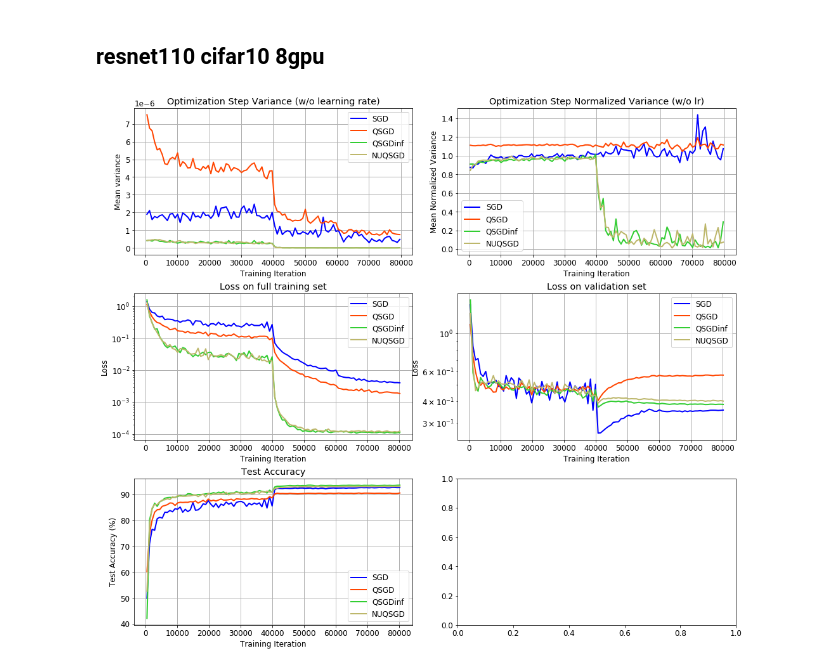
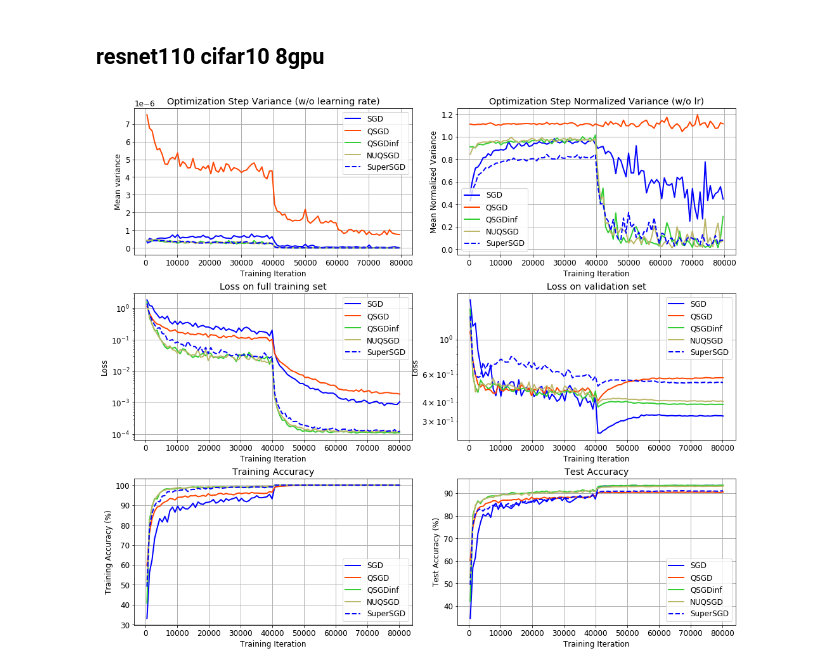
Before and after one commit to fartashf/gvar_code, a Jupyter notebook: notebooks/figs_nuq_rebuttal.ipynb, the cells around one changed output. Cells and saved outputs as stored; diff of their text form; code cells hidden in the pictures.

Commit message:
ngpu nuq, arxiv submission

```diff
--- a/notebooks/figs_nuq_rebuttal.ipynb
+++ b/notebooks/figs_nuq_rebuttal.ipynb
@@ -153,17 +35,0 @@ data, run_names = plot_runs_and_tags(get_data_f, plot_f, logdir, patterns, tag_n
-# %%
-get_data_f = get_data_pth
-# plot_f = plt.plot
-plot_f = plot_smooth_o1
-logdir = '/u/faghri/nuq/runs/'
-patterns = ['.*runs_imagenet_last_epoch/.*batch_size_64']  # (?!.*scheduler)
-tag_names = ['est_var', 'est_nvar', 'loss', 'Vloss', 'Vacc']  # 'lr', 'gb_td', 'grad_bias',
-fig_name = 'figs_nuq/imagenet_last_bs64.png'
-lg_tags = ['estim_sgd', 'nuq_method', 'ngpu']  # , 'ngpu', 'bits', 'mul', 'bucket_size'
-ylim = [None]*20
-# ylim = [None]*2 + [[80, 100], [80, 100], [1e-7, 1], None]
-# ylim = [[.2e-4, 1e-4], [0, 1.5e-7], [-1, 0.1], None, [98, 100], [98, 100], None, None]
-# ylim = [[1e-4, 1e-1], [1e-2, 1e-1], [98, 100], [97,100], [0, 100], None, None, None, None, None, None, None, None, None, None, None, None]
-sep_h = True
-ncolor = 4
-lg_replace = [('estim_sgd', 'SGD'), ('ngpu_', ',GPU='), ('nuq_method', ''), ('_q', 'Q'), ('_nuq', 'NUQ'), ('_qinf', 'Qinf'), ('kfac', 'K-FAC'), ('SGD,K-FAC', 'K-FAC'), ('estim_ntk', 'NTK'), ('adamw', 'AdamW'), ('adam', 'Adam'), ('lr_', 'LR='), ('LR=0.001', 'LR=1e-3'), ('LR=0.0001', 'LR=1e-4'), ('LR=0.0005', 'LR=5e-4'), ('LR=0.0002', 'LR=2e-4'), ('batch_size_', 'bs='), ('optim_start_', 'Start='), ('damping_', '$\epsilon=$'), (',,', ','), (',$', '')]
-data, run_names = plot_runs_and_tags(get_data_f, plot_f, logdir, patterns, tag_names, fig_name, lg_tags, ylim, sep_h=sep_h, ncolor=ncolor, lg_replace=lg_replace, save_single=save_single, no_title=no_title)
@@ -228,17 +35,0 @@ data, run_names = plot_runs_and_tags(get_data_f, plot_f, logdir, patterns, tag_n
-# %%
-get_data_f = get_data_pth
-# plot_f = plt.plot
-plot_f = plot_smooth_o1
-logdir = '/u/faghri/nuq/runs/'
-patterns = ['.*runs_imagenet_first_epoch/.*batch_size_64']  # (?!.*scheduler)
-tag_names = ['est_var', 'est_nvar', 'loss', 'Vloss', 'Vacc']  # 'lr', 'gb_td', 'grad_bias',
-fig_name = 'figs_nuq/imagenet_first_bs64.png'
-lg_tags = ['estim_sgd', 'nuq_method', 'ngpu']  # , 'ngpu', 'bits', 'mul', 'bucket_size'
-ylim = [None]*20
-# ylim = [None]*2 + [[80, 100], [80, 100], [1e-7, 1], None]
-# ylim = [[.2e-4, 1e-4], [0, 1.5e-7], [-1, 0.1], None, [98, 100], [98, 100], None, None]
-# ylim = [[1e-4, 1e-1], [1e-2, 1e-1], [98, 100], [97,100], [0, 100], None, None, None, None, None, None, None, None, None, None, None, None]
-sep_h = True
-ncolor = 4
-lg_replace = [('estim_sgd', 'SGD'), ('ngpu_', ',GPU='), ('nuq_method', ''), ('_q', 'Q'), ('_nuq', 'NUQ'), ('_qinf', 'Qinf'), ('kfac', 'K-FAC'), ('SGD,K-FAC', 'K-FAC'), ('estim_ntk', 'NTK'), ('adamw', 'AdamW'), ('adam', 'Adam'), ('lr_', 'LR='), ('LR=0.001', 'LR=1e-3'), ('LR=0.0001', 'LR=1e-4'), ('LR=0.0005', 'LR=5e-4'), ('LR=0.0002', 'LR=2e-4'), ('batch_size_', 'bs='), ('optim_start_', 'Start='), ('damping_', '$\epsilon=$')]
-data, run_names = plot_runs_and_tags(get_data_f, plot_f, logdir, patterns, tag_names, fig_name, lg_tags, ylim, sep_h=sep_h, ncolor=ncolor, lg_replace=lg_replace)
@@ -317,19 +106,19 @@ data, run_names = plot_runs_and_tags(get_data_f, plot_f, logdir, patterns, tag_n
 # %%
 get_data_f = get_data_pth
 # plot_f = plt.plot
 plot_f = plot_smooth_o1
 logdir = '/u/faghri/nuq/code/runs/'
-patterns = ['.*runs_cifar10_full/(01|.*arch_resnet110.*momentum_0.9,.*ngpu_8)']  # (?!.*scheduler)
-tag_names = ['est_var', 'est_nvar', 'Tloss', 'Vloss', 'Vacc']  # 'lr', 'gb_td', 'grad_bias',
+patterns = ['.*runs_cifar10_full/.*arch_resnet110.*momentum_0.9(.*estim_sgd|.*ngpu_8)']  # (?!.*scheduler)
+tag_names = ['est_var', 'est_nvar', 'Tloss', 'Vloss', 'Tacc', 'Vacc']  # 'lr', 'gb_td', 'grad_bias',
 fig_name = 'figs_nuq/cifar10_full_ngpu8.png'
 lg_tags = ['estim_sgd', 'nuq_method']  # , 'ngpu', 'bits', 'mul', 'bucket_size'
 ylim = [None]*20
 # ylim = [None]*2 + [[80, 100], [80, 100], [1e-7, 1], None]
 # ylim = [[.2e-4, 1e-4], [0, 1.5e-7], [-1, 0.1], None, [98, 100], [98, 100], None, None]
 # ylim = [[1e-4, 1e-1], [1e-2, 1e-1], [98, 100], [97,100], [0, 100], None, None, None, None, None, None, None, None, None, None, None, None]
 sep_h = True
 ncolor = 4
-lg_replace = [('estim_sgd', 'SGD'), ('ngpu_', ',GPU='), ('nuq_method', ''), ('_q', 'QSGD'), ('_nuq', 'NUQSGD'), ('_qinf', 'QinfSGD'), ('kfac', 'K-FAC'), ('SGD,K-FAC', 'K-FAC'), ('estim_ntk', 'NTK'), ('adamw', 'AdamW'), ('adam', 'Adam'), ('lr_', 'LR='), ('LR=0.001', 'LR=1e-3'), ('LR=0.0001', 'LR=1e-4'), ('LR=0.0005', 'LR=5e-4'), ('LR=0.0002', 'LR=2e-4'), ('batch_size_', 'bs='), ('optim_start_', 'Start='), ('damping_', '$\epsilon=$'), (',,', ','), (',$', '')]
+lg_replace = [('_none', 'SuperSGD'), ('estim_sgd', 'SGD'), ('ngpu_', ',GPU='), ('nuq_method', ''), ('_q', 'QSGD'), ('_nuq', 'NUQSGD'), ('_qinf', 'QinfSGD'), ('kfac', 'K-FAC'), ('SGD,K-FAC', 'K-FAC'), ('estim_ntk', 'NTK'), ('adamw', 'AdamW'), ('adam', 'Adam'), ('lr_', 'LR='), ('LR=0.001', 'LR=1e-3'), ('LR=0.0001', 'LR=1e-4'), ('LR=0.0005', 'LR=5e-4'), ('LR=0.0002', 'LR=2e-4'), ('batch_size_', 'bs='), ('optim_start_', 'Start='), ('damping_', '$\epsilon=$'), (',,', ','), (',$', '')]
 data, run_names = plot_runs_and_tags(get_data_f, plot_f, logdir, patterns, tag_names, fig_name, lg_tags, ylim, sep_h=sep_h, ncolor=ncolor, lg_replace=lg_replace, save_single=save_single, no_title=no_title)
 # %% [output]
-[figure, old version]
+[figure, new version]
```
Also changed, not shown: parts of 28 cells of this notebook, 11 other files.
